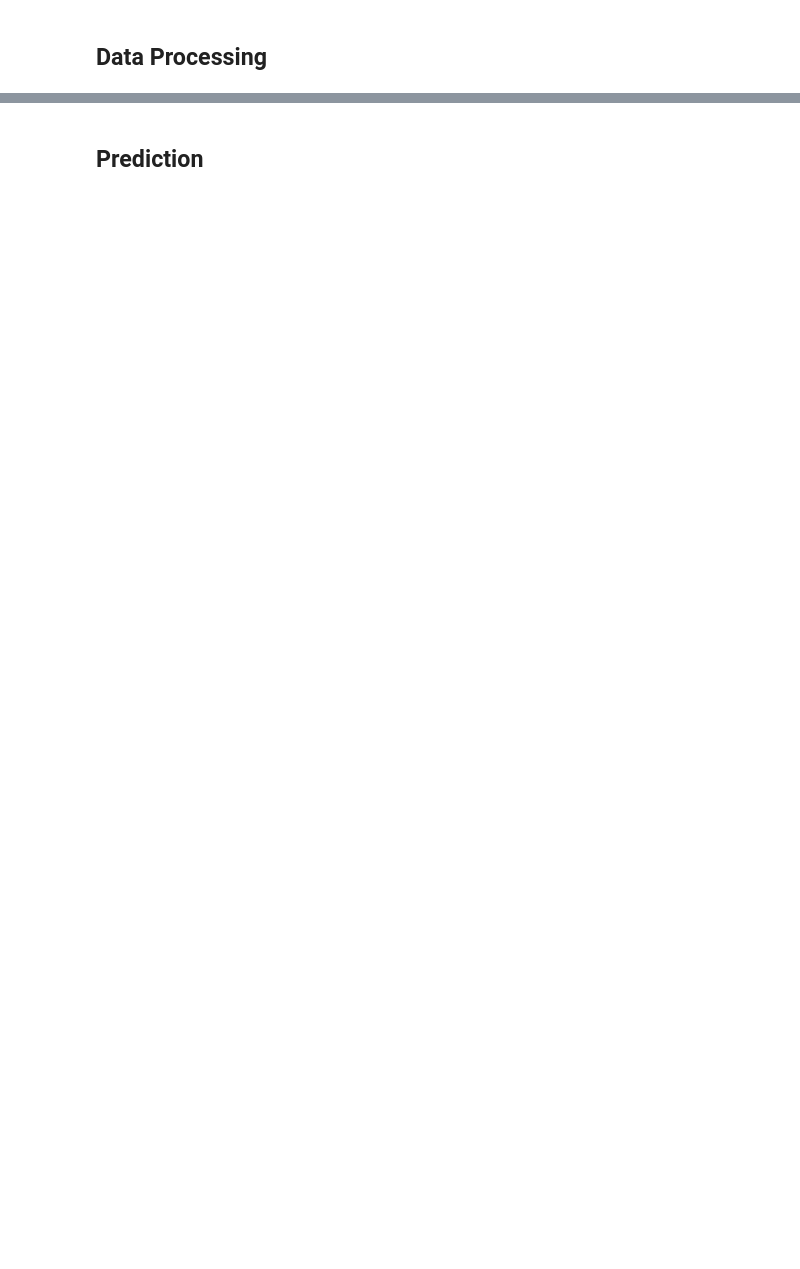
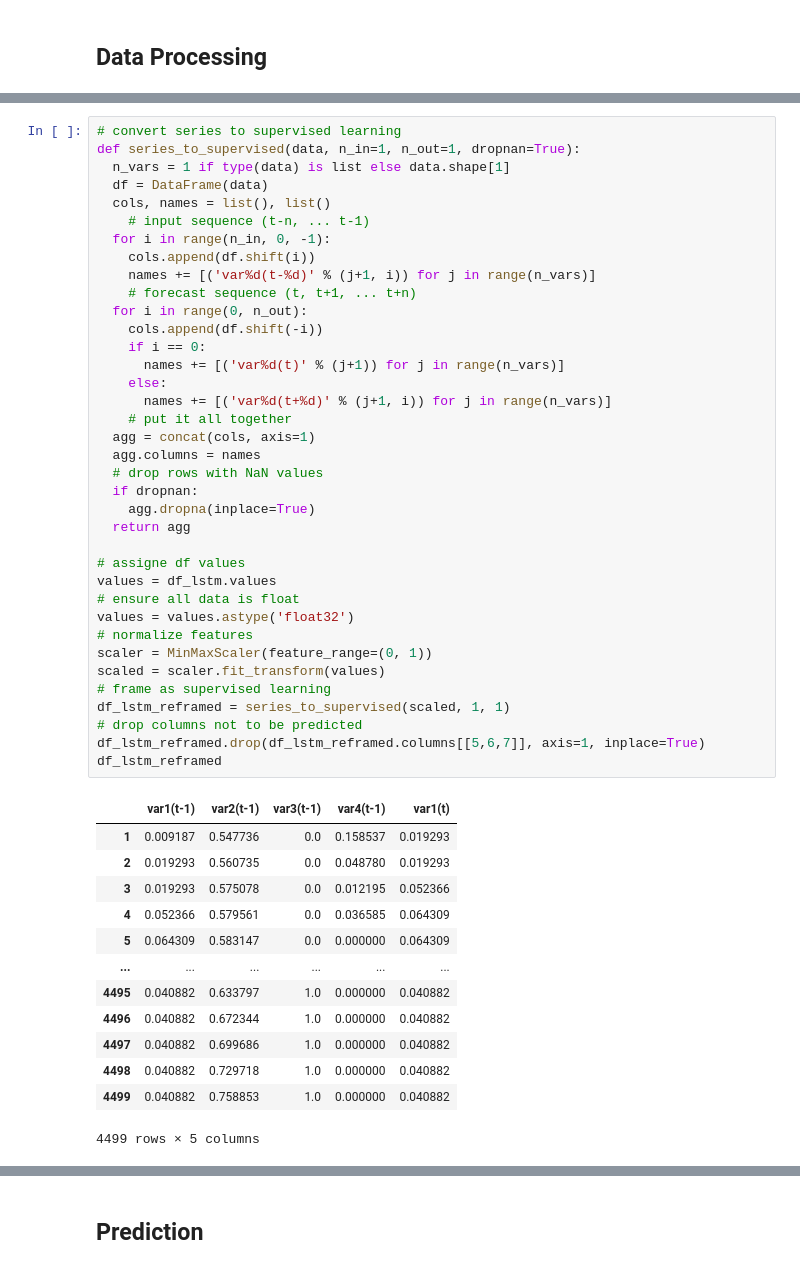
Before and after one commit to heli1111/Masters_Thesis, a Jupyter notebook: sandbox_lime.ipynb, the cells around one changed output, grey strips where cells are left out. Cells and saved outputs as stored; diff of their text form; blank space fills up the shorter version.

```diff
--- a/sandbox_lime.ipynb
+++ b/sandbox_lime.ipynb
@@ -94,0 +108,51 @@ df_fbp
+# %%
+# convert series to supervised learning
+def series_to_supervised(data, n_in=1, n_out=1, dropnan=True):
+  n_vars = 1 if type(data) is list else data.shape[1]
+  df = DataFrame(data)
+  cols, names = list(), list()
+	# input sequence (t-n, ... t-1)
+  for i in range(n_in, 0, -1):
+    cols.append(df.shift(i))
+    names += [('var%d(t-%d)' % (j+1, i)) for j in range(n_vars)]
+	# forecast sequence (t, t+1, ... t+n)
+  for i in range(0, n_out):
+    cols.append(df.shift(-i))
+    if i == 0:
+      names += [('var%d(t)' % (j+1)) for j in range(n_vars)]
+    else:
+      names += [('var%d(t+%d)' % (j+1, i)) for j in range(n_vars)]
+	# put it all together
+  agg = concat(cols, axis=1)
+  agg.columns = names
+  # drop rows with NaN values
+  if dropnan:
+    agg.dropna(inplace=True)
+  return agg
+
+# assigne df values
+values = df_lstm.values
+# ensure all data is float
+values = values.astype('float32')
+# normalize features
+scaler = MinMaxScaler(feature_range=(0, 1))
+scaled = scaler.fit_transform(values)
+# frame as supervised learning
+df_lstm_reframed = series_to_supervised(scaled, 1, 1)
+# drop columns not to be predicted
+df_lstm_reframed.drop(df_lstm_reframed.columns[[5,6,7]], axis=1, inplace=True)
+df_lstm_reframed
+# %% [output]
+|  | var1(t-1) | var2(t-1) | var3(t-1) | var4(t-1) | var1(t) |
+| 1 | 0.009187 | 0.547736 | 0.0 | 0.158537 | 0.019293 |
+| 2 | 0.019293 | 0.560735 | 0.0 | 0.048780 | 0.019293 |
+| 3 | 0.019293 | 0.575078 | 0.0 | 0.012195 | 0.052366 |
+| 4 | 0.052366 | 0.579561 | 0.0 | 0.036585 | 0.064309 |
+| 5 | 0.064309 | 0.583147 | 0.0 | 0.000000 | 0.064309 |
+| ... | ... | ... | ... | ... | ... |
+| 4495 | 0.040882 | 0.633797 | 1.0 | 0.000000 | 0.040882 |
+| 4496 | 0.040882 | 0.672344 | 1.0 | 0.000000 | 0.040882 |
+| 4497 | 0.040882 | 0.699686 | 1.0 | 0.000000 | 0.040882 |
+| 4498 | 0.040882 | 0.729718 | 1.0 | 0.000000 | 0.040882 |
+| 4499 | 0.040882 | 0.758853 | 1.0 | 0.000000 | 0.040882 |
+4499 rows × 5 columns
```
Also changed, not shown: parts of 15 cells of this notebook.
